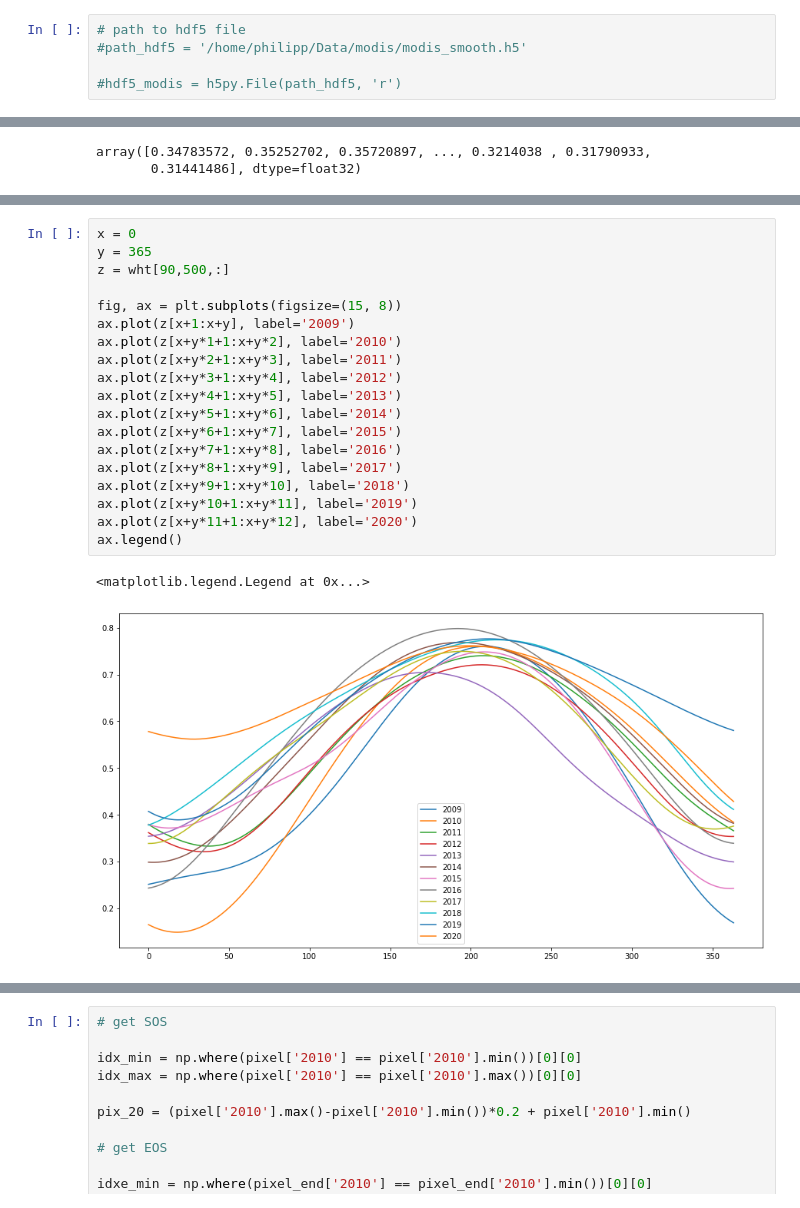
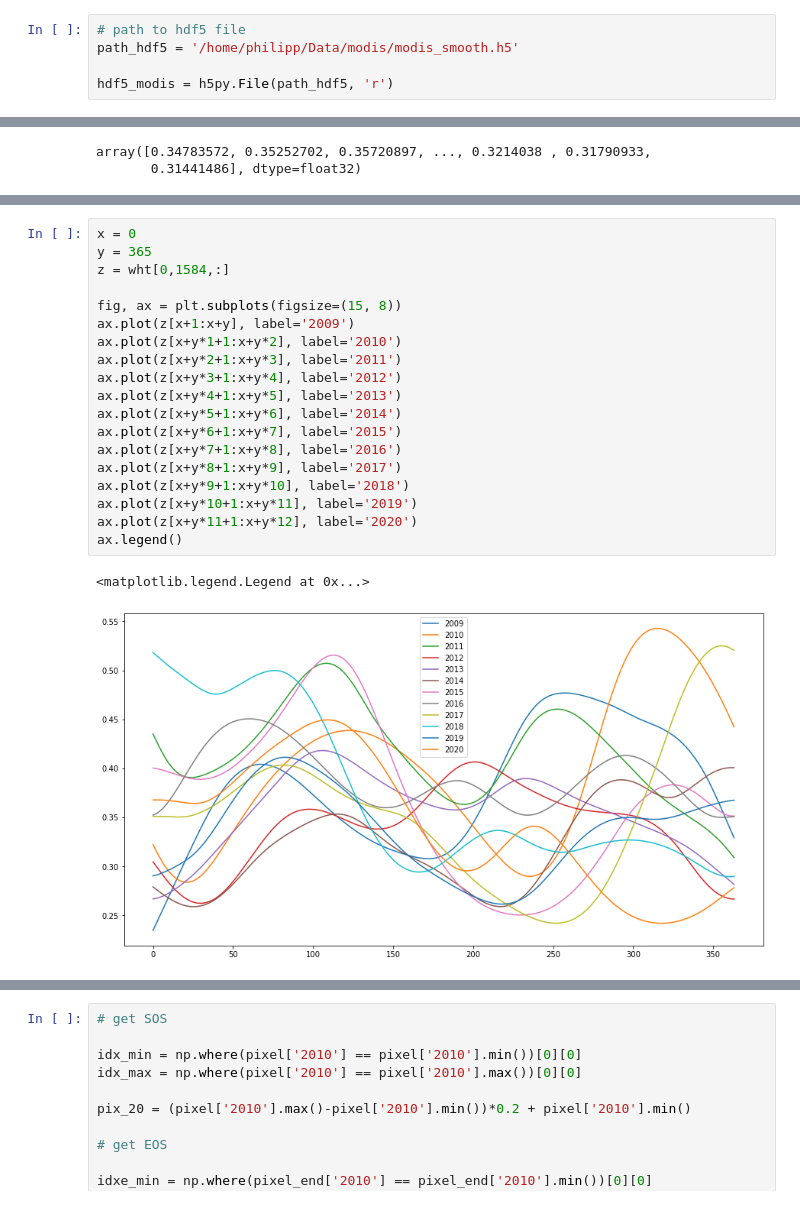
Before and after one commit to satlawa/proj_time_series_analysis, a Jupyter notebook: analyse.ipynb, the cells around one changed output, grey strips where cells are left out. Drawn from its saved outputs; the diff is of its cells as text.

```diff
--- a/analyse.ipynb
+++ b/analyse.ipynb
@@ -12,8 +12,8 @@ hdf5_modis = h5py.File(path_hdf5, 'r')
 # %%
 # path to hdf5 file
-#path_hdf5 = '/home/philipp/Data/modis/modis_smooth.h5'
+path_hdf5 = '/home/philipp/Data/modis/modis_smooth.h5'
 
-#hdf5_modis = h5py.File(path_hdf5, 'r')
+hdf5_modis = h5py.File(path_hdf5, 'r')
 # %%
 wht = hdf5_modis['whittaker']
 # %%
@@ -35,25 +35,25 @@ ax.legend()
 # %%
 x = 0
 y = 365
-z = wht[90,500,:]
+z = wht[0,1584,:]
 
 fig, ax = plt.subplots(figsize=(15, 8))
 ax.plot(z[x+1:x+y], label='2009')
 ax.plot(z[x+y*1+1:x+y*2], label='2010')
 ax.plot(z[x+y*2+1:x+y*3], label='2011')
 ax.plot(z[x+y*3+1:x+y*4], label='2012')
 ax.plot(z[x+y*4+1:x+y*5], label='2013')
 ax.plot(z[x+y*5+1:x+y*6], label='2014')
 ax.plot(z[x+y*6+1:x+y*7], label='2015')
 ax.plot(z[x+y*7+1:x+y*8], label='2016')
 ax.plot(z[x+y*8+1:x+y*9], label='2017')
 ax.plot(z[x+y*9+1:x+y*10], label='2018')
 ax.plot(z[x+y*10+1:x+y*11], label='2019')
 ax.plot(z[x+y*11+1:x+y*12], label='2020')
 ax.legend()
 # %% [output]
 <matplotlib.legend.Legend at 0x...>
-[figure, old version]
+[figure, new version]
 # %%
 # plot time series of pixel
 fig, ax = plt.subplots(figsize=(15, 8))
```
Also changed, not shown: parts of 34 cells of this notebook.
